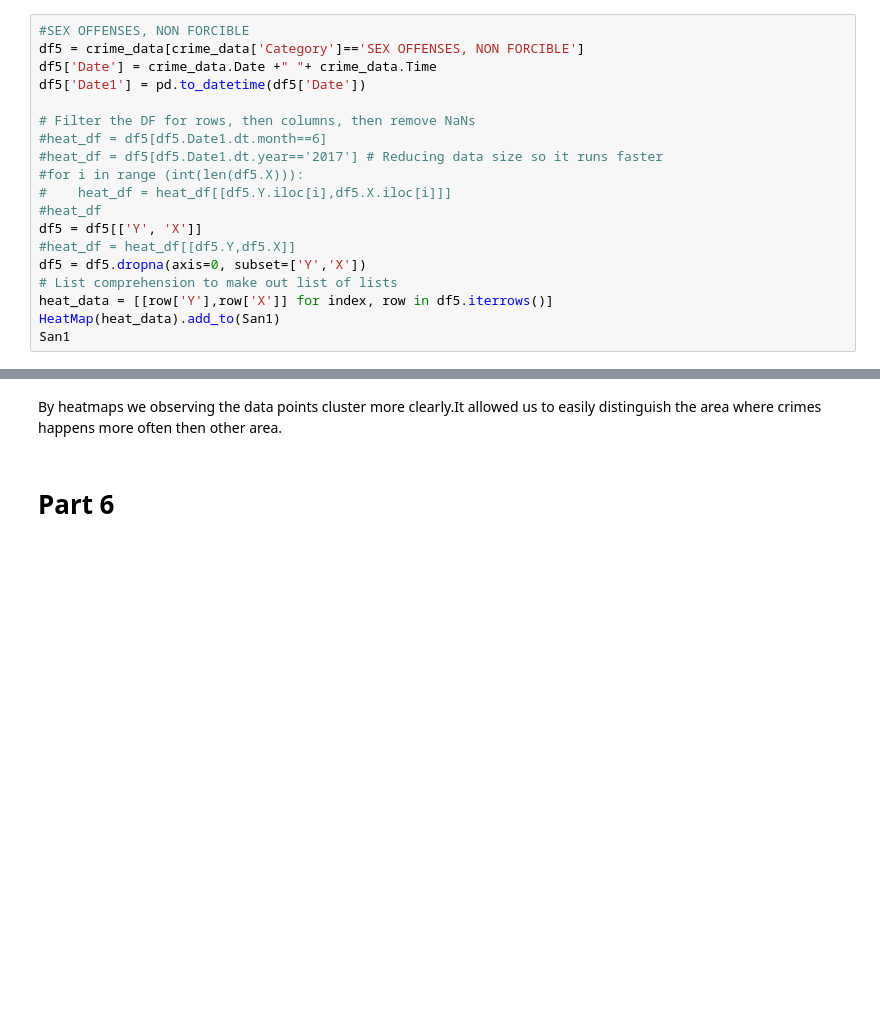
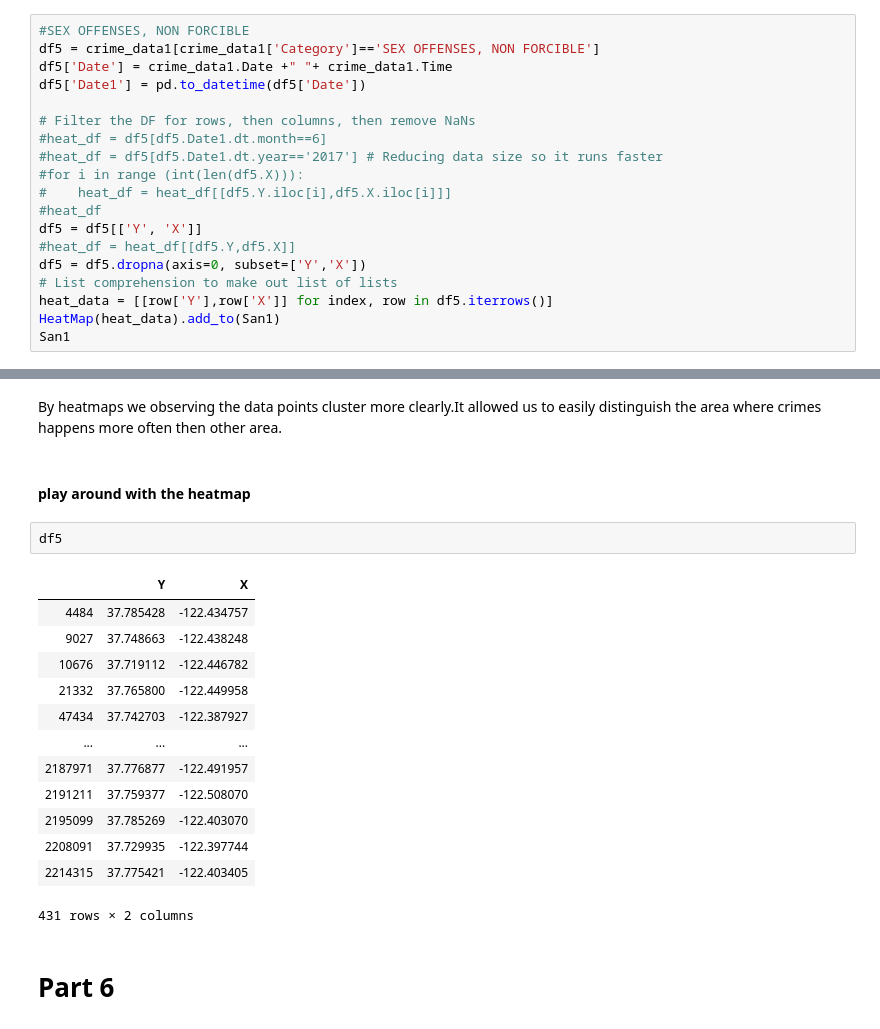
Before and after one commit to LongQin1/02806SocialDataVisualization, a Jupyter notebook: Assignment 1.ipynb, the cells around one changed output, grey strips where cells are left out. Drawn from its saved outputs; the diff is of its cells as text; blank space fills up the shorter version.

```diff
--- a/Assignment 1.ipynb
+++ b/Assignment 1.ipynb
@@ -311,8 +412,8 @@ from folium import plugins
 from folium.plugins import HeatMap
 # %%
 #SEX OFFENSES, NON FORCIBLE
-df5 = crime_data[crime_data['Category']=='SEX OFFENSES, NON FORCIBLE']
-df5['Date'] = crime_data.Date +" "+ crime_data.Time
+df5 = crime_data1[crime_data1['Category']=='SEX OFFENSES, NON FORCIBLE']
+df5['Date'] = crime_data1.Date +" "+ crime_data1.Time
 df5['Date1'] = pd.to_datetime(df5['Date'])
 
 # Filter the DF for rows, then columns, then remove NaNs
@@ -346,5 +447,23 @@ See the caveats in the documentation: https://pandas.pydata.org/pandas-docs/stab
 By scatter plots we digitally observing each individual data point more clearly.Moreover, more statistical analysis which need physical measurement can be applied,such as measuring the distance between two crime case and summing up all crime cases at one street.Overall,the scatter plots focus more on the details than heatmaps
 # %% [markdown]
 By heatmaps we observing the data points cluster more clearly.It allowed us to easily distinguish the area where crimes happens more often then other area.
+# %% [markdown]
+#### play around with the heatmap
+# %%
+df5
+# %% [output]
+|  | Y | X |
+| 4484 | 37.785428 | -122.434757 |
+| 9027 | 37.748663 | -122.438248 |
+| 10676 | 37.719112 | -122.446782 |
+| 21332 | 37.765800 | -122.449958 |
+| 47434 | 37.742703 | -122.387927 |
+| ... | ... | ... |
+| 2187971 | 37.776877 | -122.491957 |
+| 2191211 | 37.759377 | -122.508070 |
+| 2195099 | 37.785269 | -122.403070 |
+| 2208091 | 37.729935 | -122.397744 |
+| 2214315 | 37.775421 | -122.403405 |
+431 rows × 2 columns
 # %% [markdown]
 # Part 6
```
Also changed, not shown: parts of 27 cells of this notebook, 1 other file.
